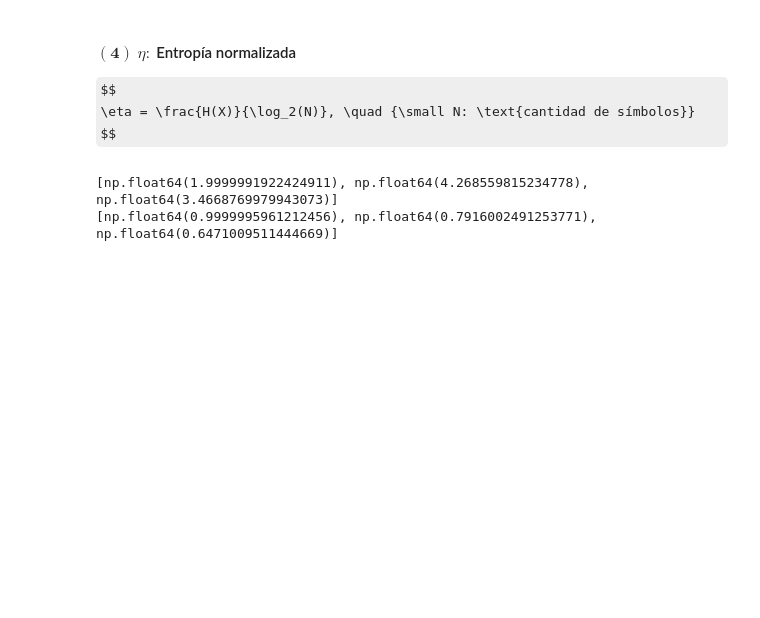
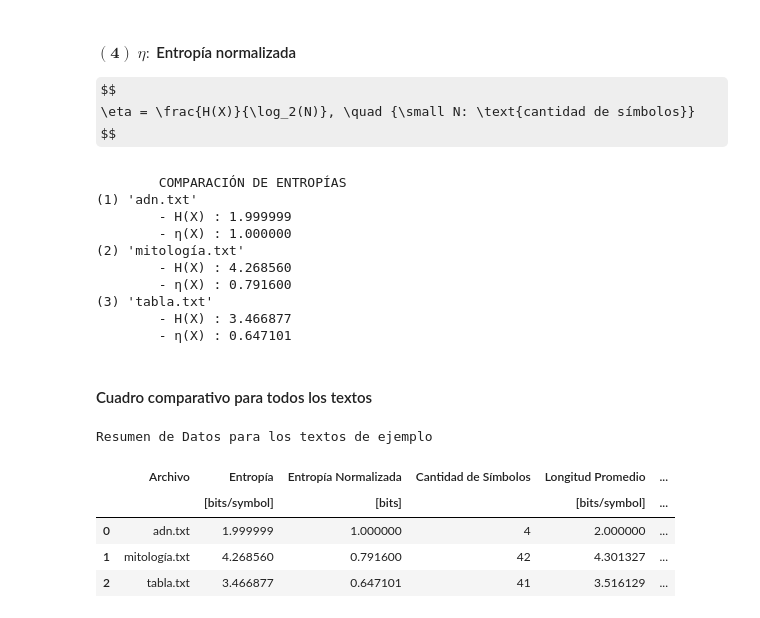
Before and after one commit to agus-pereyra/tp2-inferencia-y-estimacion, a Jupyter notebook: source/main.ipynb, the cells around one changed output. Saved outputs shown, nothing was run; the diff lists cells and outputs as text; code cells hidden in the pictures; some formulas as TeX source; blank space fills up the shorter version.

Commit message:
detalles en notebook, tabla resumen

```diff
--- a/source/main.ipynb
+++ b/source/main.ipynb
@@ -186,14 +190,75 @@ $$
 def norm_entropy(prob:dict):
     return entropy(prob)/np.log2(len(list(prob.keys())))
 # %%
-entropy_results = []
-norm_entropy_results = []
-for string in example_strings:
+print('\tCOMPARACIÓN DE ENTROPÍAS')
+h_list = []
+eta_list = []
+for i, (string, name) in enumerate(zip(example_strings, example_strings_name)):
+    print(f"({i+1}) '{name}' ")
     pmf = character_pmf(string)
-    entropy_results.append(entropy(pmf))
-    norm_entropy_results.append(norm_entropy(pmf))
-print(entropy_results)
-print(norm_entropy_results)
+    h = entropy(pmf)
+    h_list.append(h)
+    eta = norm_entropy(pmf)
+    eta_list.append(eta)
+    print(f'\t- H(X) : {h:.6f}')
+    print(f'\t- η(X) : {eta:.6f}')
 # %% [output]
-[np.float64(1.9999991922424911), np.float64(4.268559815234778), np.float64(3.4668769979943073)]
-[np.float64(0.9999995961212456), np.float64(0.7916002491253771), np.float64(0.6471009511444669)]
+        COMPARACIÓN DE ENTROPÍAS
+(1) 'adn.txt'
+        - H(X) : 1.999999
+        - η(X) : 1.000000
+(2) 'mitología.txt'
+        - H(X) : 4.268560
+        - η(X) : 0.791600
+(3) 'tabla.txt'
+        - H(X) : 3.466877
+        - η(X) : 0.647101
+# %% [markdown]
+#### Cuadro comparativo para todos los textos
+# %%
+# Organización de los datos
+labels = ['Archivo', 'Entropía', 'Entropía Normalizada', 'Cantidad de Símbolos', 'Longitud Promedio', 'Longitud Uniforme Mínima', 'Reducción de Memoria']
+data = [example_strings_name, h_list, eta_list, symbol_amount, average_length, uniform_length, memory_reduction]
+units = {
+    "Entropía": "[bits/symbol]",
+    "Entropía Normalizada": "[bits]",
+    "# de Símbolos": "[count]",
+    "Longitud Promedio": "[bits/symbol]",
+    "Longitud Uniforme Mínima": "[bits/symbol]",
+    "Reducción de Memoria": "[%]"
+}
+# Creación del DataFrame
+df = pd.DataFrame()
+for label, collumn in zip(labels[::-1], data[::-1]):
+    df.insert(0, label, collumn)
+
+# Agrega una fila en los índices para las unidades
+df.columns = pd.MultiIndex.from_tuples([(col, units.get(col, "")) for col in df.columns])
+
+# Formateo de la Tabla
+df = (
+    df.style
+		.format(precision=6)
+		.set_caption('Resumen de Datos para los textos de ejemplo')
+		.set_table_styles([
+			{"selector": "caption",
+			"props": [("font-size", "18pt"), ("font-weight", "bold"), ("text-align", "center"), ("padding", "6px")]},
+			# head
+			{"selector": "th.col_heading",
+			"props": [("font-size", "15pt"), ("font-weight", "600"), ("text-align", "center")]},
+			# unidades
+			{"selector": "th.col_heading.level1",
+			"props": [("font-size", "10pt"), ("font-weight", "400")]},
+			# celdas
+			{"selector": "td",
+			"props": [("font-size", "14pt"), ("text-align", "center")]},
+		])
+)
+df
+# %% [output]
+Resumen de Datos para los textos de ejemplo
+|  | Archivo | Entropía | Entropía Normalizada | Cantidad de Símbolos | Longitud Promedio | ... |
+|  |  | [bits/symbol] | [bits] |  | [bits/symbol] | ... |
+| 0 | adn.txt | 1.999999 | 1.000000 | 4 | 2.000000 | ... |
+| 1 | mitología.txt | 4.268560 | 0.791600 | 42 | 4.301327 | ... |
+| 2 | tabla.txt | 3.466877 | 0.647101 | 41 | 3.516129 | ... |
```
Also changed, not shown: parts of 7 cells of this notebook, 2 other files.
